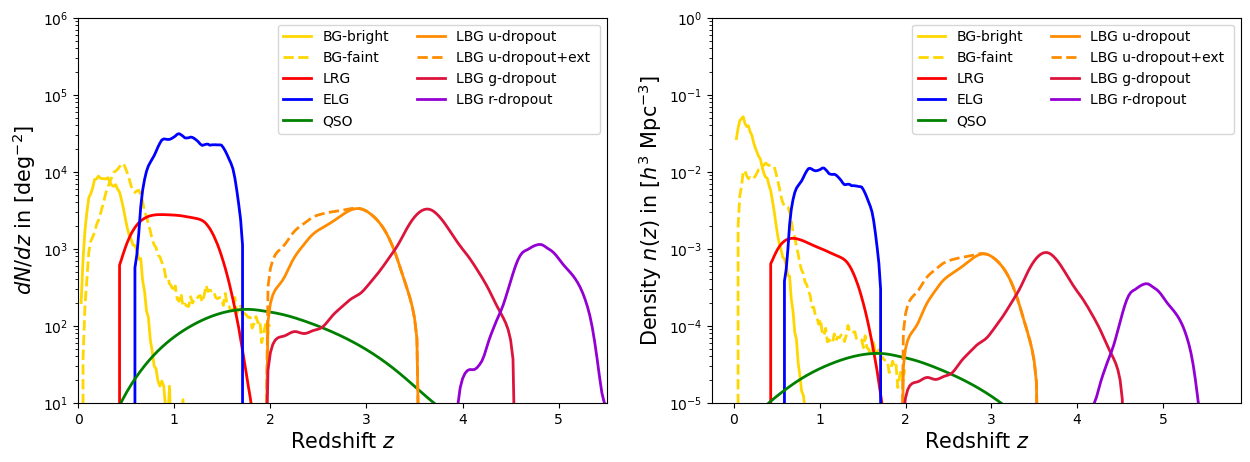
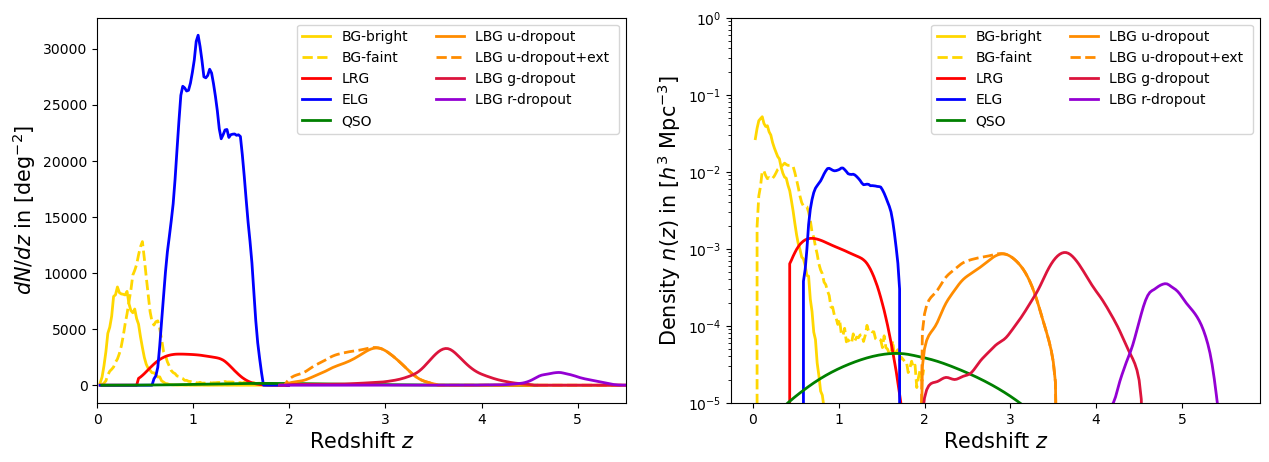
Unified diff of the notebook cell whose output changed from the first chart to the second:
--- before
+++ after
@@ -5,23 +5,23 @@
 plt.plot(z_LRG, n_LRG, label='LRG',c='red', lw=2)
 plt.plot(z_ELG, n_ELG, label='ELG',c='blue', lw=2)
-print('BGS_bright density : '+str(round(np.trapz(n_BGS_bright, z_BGS_bright))) + ' deg-2')
-print('BGS_faint density  : '+str(round(np.trapz(n_BGS_faint, z_BGS_faint))) + ' deg-2')
-print('LRG density        : '+str(round(np.trapz(n_LRG, z_LRG))) + ' deg-2')
-print('ELG density        : '+str(round(np.trapz(n_ELG, z_ELG))) + ' deg-2')
+print('BGS_bright density : '+str(round(np.trapezoid(n_BGS_bright, z_BGS_bright))) + ' deg-2')
+print('BGS_faint density  : '+str(round(np.trapezoid(n_BGS_faint, z_BGS_faint))) + ' deg-2')
+print('LRG density        : '+str(round(np.trapezoid(n_LRG, z_LRG))) + ' deg-2')
+print('ELG density        : '+str(round(np.trapezoid(n_ELG, z_ELG))) + ' deg-2')
 print()
 plt.plot(z_QSO, n_QSO, label='QSO',c='green', lw=2)
-print('QSO density               : '+str(round(np.trapz(n_QSO, z_QSO))) + ' deg-2')
+print('QSO density               : '+str(round(np.trapezoid(n_QSO, z_QSO))) + ' deg-2')
 plt.plot(z_LBGU, n_LBGU, c='darkorange',label='LBG u-dropout', lw=2)
-print('LBG u-dropout density     : '+str(round(np.trapz(n_LBGU, z_LBGU))) + ' deg-2')
+print('LBG u-dropout density     : '+str(round(np.trapezoid(n_LBGU, z_LBGU))) + ' deg-2')
 plt.plot(z_LBGUext, n_LBGUext,c='darkorange',linestyle='--',label='LBG u-dropout+ext ' ,lw=2)
-print('LBG u-dropout-ext density : '+str(round(np.trapz(n_LBGUext, z_LBGUext))) + ' deg-2')
+print('LBG u-dropout-ext density : '+str(round(np.trapezoid(n_LBGUext, z_LBGUext))) + ' deg-2')
 plt.plot(z_LBGG, n_LBGG,c='crimson',label='LBG g-dropout ' ,lw=2)
-print('LBG g-dropout density     : '+str(round(np.trapz(n_LBGG, z_LBGG))) + ' deg-2')
+print('LBG g-dropout density     : '+str(round(np.trapezoid(n_LBGG, z_LBGG))) + ' deg-2')
 plt.plot(z_LBGR, n_LBGR,c='darkviolet',label='LBG r-dropout ' ,lw=2)
-print('LBG r-dropout             : '+str(round(np.trapz(n_LBGR, z_LBGR))) + ' deg-2')
+print('LBG r-dropout             : '+str(round(np.trapezoid(n_LBGR, z_LBGR))) + ' deg-2')
 
 plt.xlim(0.,5.5)
-plt.ylim(10,1000000)
-plt.yscale('log')
+#plt.ylim(10,1000000)
+#plt.yscale('log')
 plt.ylabel('$dN/dz$ in [deg$^{-2}$]',fontsize=15)
 plt.xlabel('Redshift $z$',fontsize=15)

Commit: last changes for total survey time